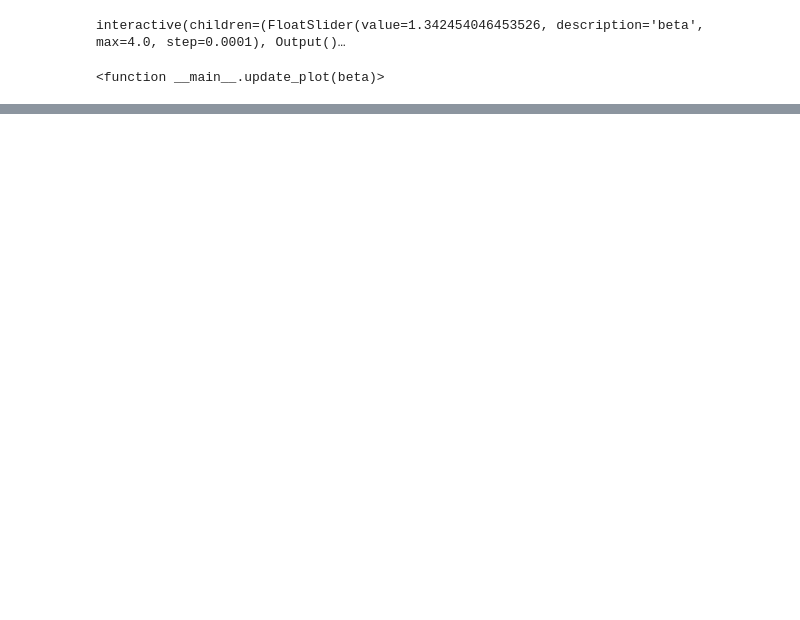
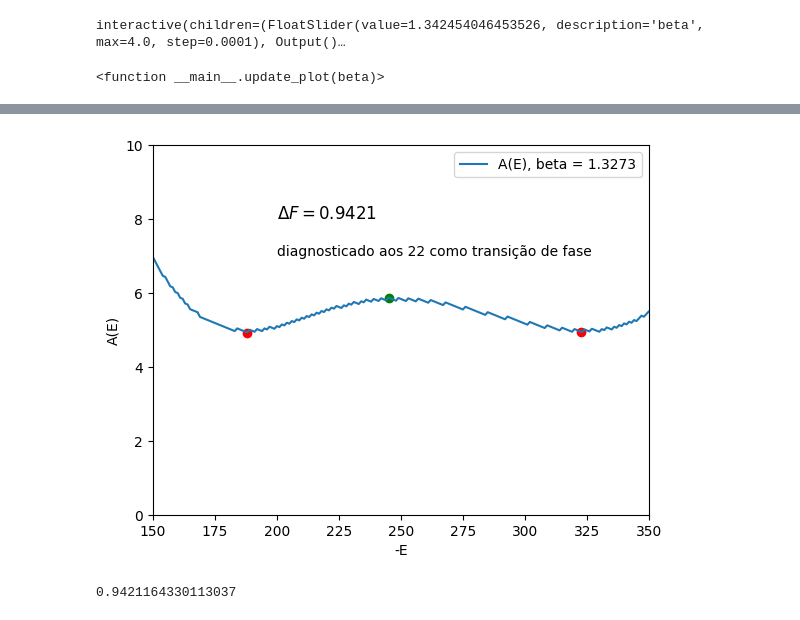
Before and after one commit to joaopedrobiu6/WangLandau_LeeKosterlitz, a Jupyter notebook: WangLandau/DataAnalysis.ipynb, the cells around one changed output, grey strips where cells are left out. Drawn from its saved outputs; the diff is of its cells as text; code cells hidden in the pictures; blank space fills up the shorter version.

```diff
--- a/WangLandau/DataAnalysis.ipynb
+++ b/WangLandau/DataAnalysis.ipynb
@@ -149,0 +89,6 @@ plt.show()
+# %%
+def A(E, beta):
+    W = log_omega - beta * E
+    W_max = np.max(W)
+    log_Z = W_max + np.log(np.sum(np.exp(W - W_max)))
+    return log_Z - W
@@ -149,0 +160,3 @@ plt.show()
+# %%
+beta = np.linspace(beta_c-0.1, beta_c+0.1, 1000)
+beta_df = search_minima(beta, 150, 350)
@@ -149,0 +179,22 @@ plt.show()
+# %%
+plt.plot(-E, A(E, beta_df["beta_sorted"][0]), label='A(E), beta = {:.4f}'.format(beta_df["beta_sorted"][0]))
+plt.scatter(beta_df["E_min_0"][0], beta_df["A_0"][0], color='red')
+plt.scatter(beta_df["E_min_1"][0], beta_df["A_1"][0], color='red')
+plt.scatter(beta_df["E_max"][0], beta_df["A_max"][0], color='green')
+# add text with the value of the difference
+deltaF = beta_df["A_max"][0] - ((beta_df["A_0"][0] + beta_df["A_1"][0])/2)
+plt.text(200, 8, r"$\Delta F = {:.4f}$".format(deltaF), fontsize=12)
+plt.text(200, 7, r"diagnosticado aos 22 como transição de fase", fontsize=10)
+plt.xlabel('-E')
+plt.ylabel('A(E)')
+plt.xlim(150, 350)
+plt.ylim(0, 10)
+plt.legend()
+plt.show()
+# %% [output]
+[figure, added]
+# %%
+deltaF = beta_df["A_max"][0] - ((beta_df["A_0"][0] + beta_df["A_1"][0])/2)
+print(deltaF)
+# %% [output]
+0.9421164330113037
```
Also changed, not shown: parts of 11 cells of this notebook, 10 other files.
